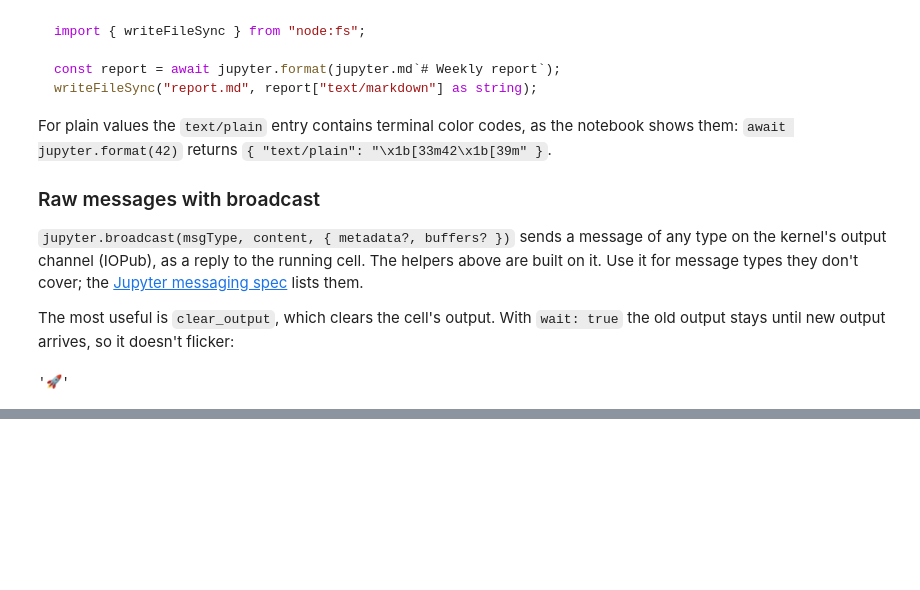
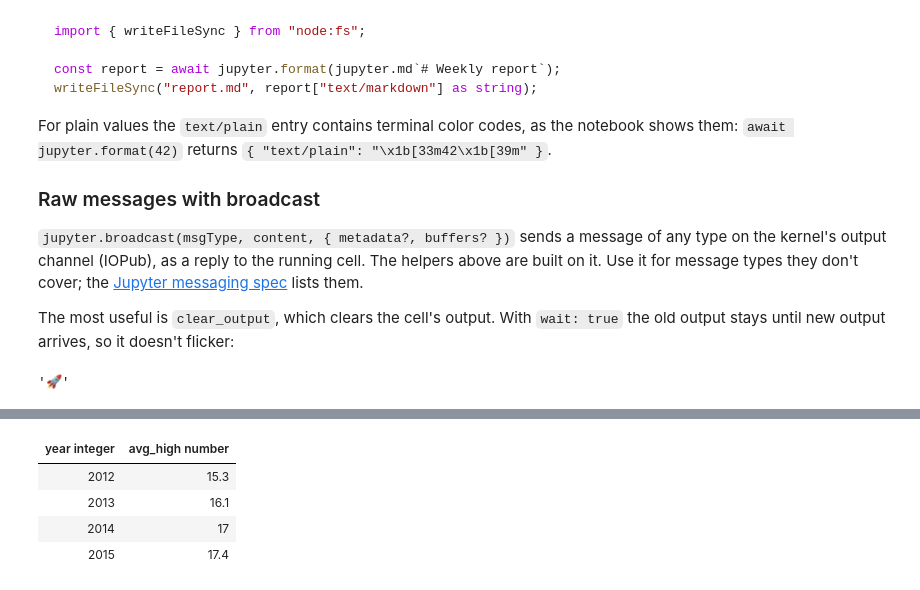
Before and after one commit to tlockney/cdp-kernel, a Jupyter notebook: docs/public/notebooks/jupyter-api.ipynb, the cells around one changed output, grey strips where cells are left out. Drawn from its saved outputs; the diff is of its cells as text; code cells hidden in the pictures; blank space fills up the shorter version.

```diff
--- a/docs/public/notebooks/jupyter-api.ipynb
+++ b/docs/public/notebooks/jupyter-api.ipynb
@@ -931,0 +633,13 @@ result. [Choosing a runtime](https://cdp-kernel.org/docs/runtimes) compares the
+# %%
+await jupyter.sql.load("weather", "https://raw.githubusercontent.com/vega/vega-datasets/v2.11.0/data/seattle-weather.csv");
+await jupyter.sql.load("moons", [
+  { moon: "Io", radius_km: 1821.6, discovered: new Date("1610-01-08") },
+  { moon: "Ganymede", radius_km: 2634.1, discovered: new Date("1610-01-07") },
+]);
+await jupyter.sql`select year(date) as year, round(avg(temp_max), 1) as avg_high from weather group by year order by year`;
+# %% [output]
+| year integer | avg_high number |
+| 2012 | 15.3 |
+| 2013 | 16.1 |
+| 2014 | 17 |
+| 2015 | 17.4 |
```
Also changed, not shown: parts of 19 cells of this notebook, 11 other files.
